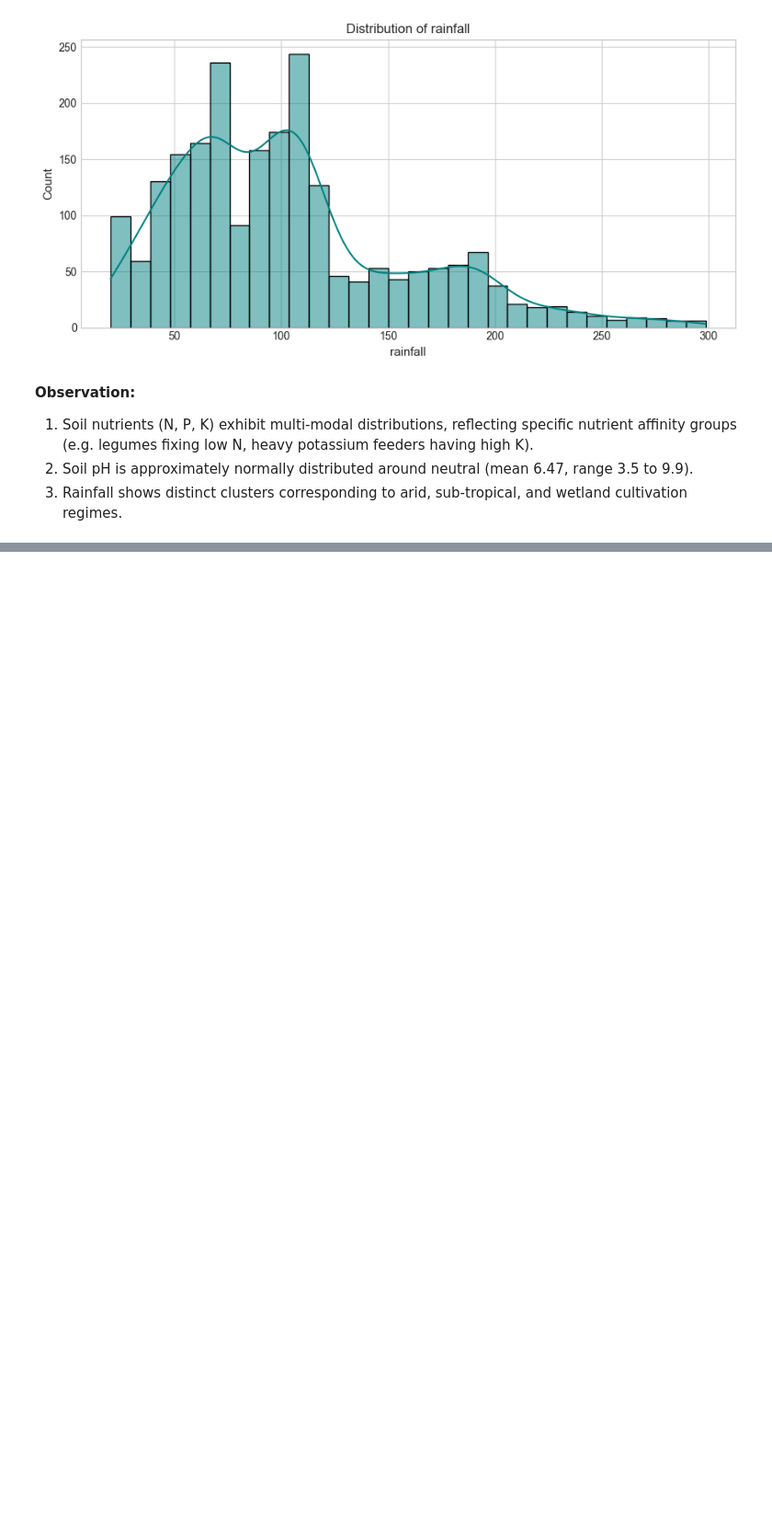
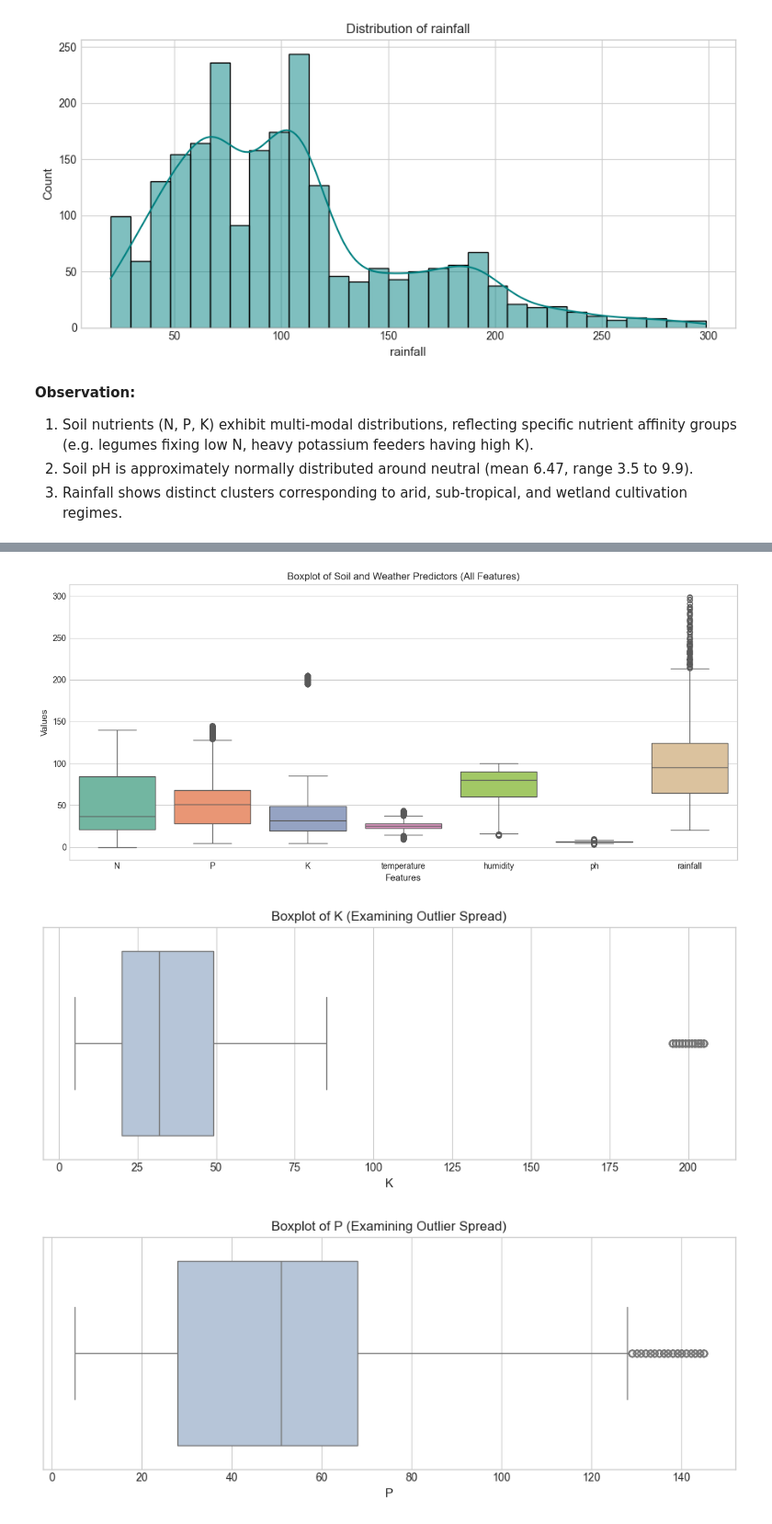
Before and after one commit to Subash-G-S/agri-predict, a Jupyter notebook: notebooks/classification.ipynb, the cells around one changed output, grey strips where cells are left out. Shown at 92% size. Drawn from its saved outputs; the diff is of its cells as text; code cells hidden in the pictures; blank space fills up the shorter version.

```diff
--- a/notebooks/classification.ipynb
+++ b/notebooks/classification.ipynb
@@ -150,0 +197,22 @@ for col in features:
+# %%
+# Overall boxplot for all features
+plt.figure(figsize=(12, 5.5))
+sns.boxplot(data=df[features], palette='Set2')
+plt.title('Boxplot of Soil and Weather Predictors (All Features)', fontsize=12)
+plt.xlabel('Features', fontsize=11)
+plt.ylabel('Values', fontsize=11)
+plt.tight_layout()
+plt.show()
+
+# Individual boxplots for high-variance nutrient predictors
+for col in ['K', 'P', 'rainfall']:
+    plt.figure(figsize=(9, 3.8))
+    sns.boxplot(x=df[col], color='lightsteelblue')
+    plt.title(f'Boxplot of {col} (Examining Outlier Spread)', fontsize=12)
+    plt.xlabel(col, fontsize=11)
+    plt.tight_layout()
+    plt.show()
+# %% [output]
+[figure, added]
+[figure, added]
+[figure, added]
```
Also changed, not shown: parts of 8 cells of this notebook.
